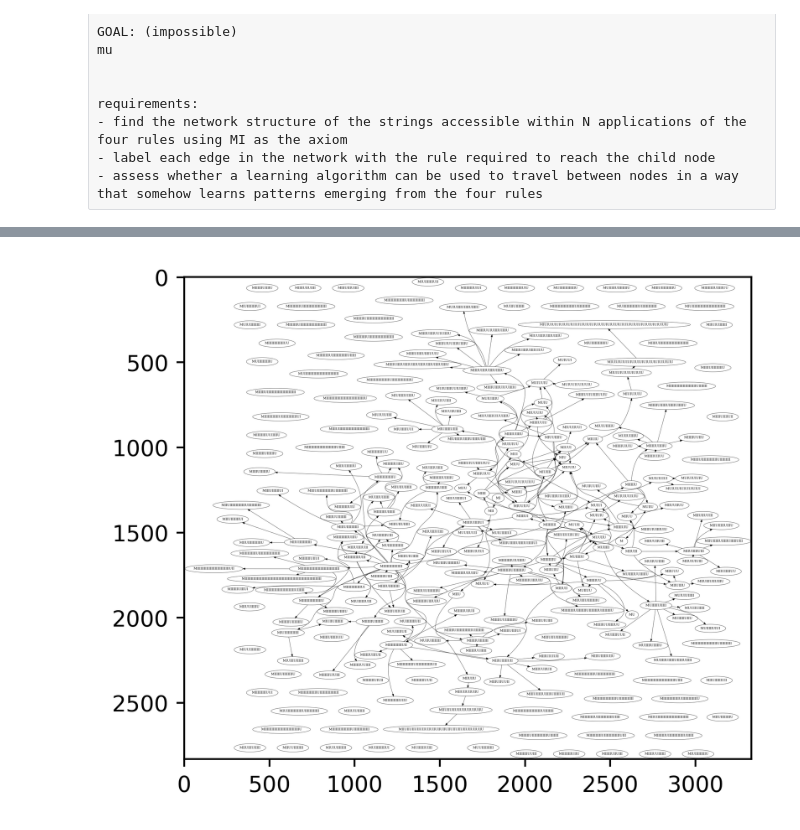
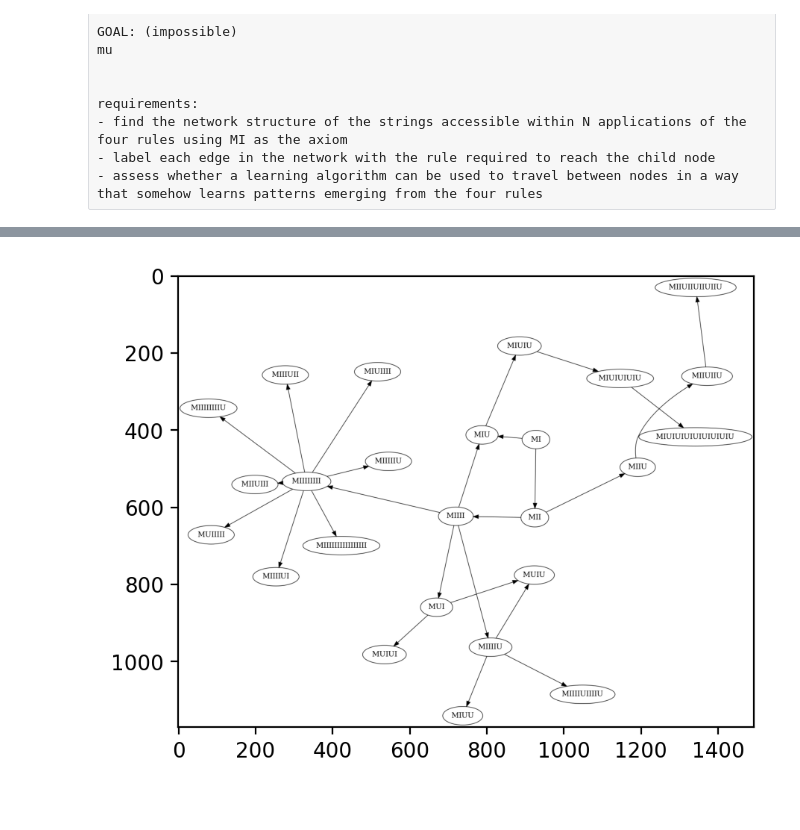
Before and after one commit to teerev/hofstadter-miu-puzzle, a Jupyter notebook: miu.ipynb, the cells around one changed output, grey strips where cells are left out. Cells and saved outputs as stored; diff of their text form; code cells hidden in the pictures.

```diff
--- a/miu.ipynb
+++ b/miu.ipynb
@@ -192,3 +184,0 @@ o
-# %%
-path = random_traversal2('MIIII', 10)
-path
@@ -217,9 +185,9 @@ xUUy ---> xy
 # %%
+# brute force sample of all nodes
 allnodes = []
 
 for i in range(100000):
-    path = random_traversal('MI', 6)
-    allnodes += path
+    strings = random_traversal('MI', 4)['strings']
+    allnodes += strings
 
 allnodes = set(allnodes)
-#allnodes
@@ -268,9 +199,16 @@ adj = pd.DataFrame(0, index=list(allnodes), columns=(allnodes))
 
 for i in range(10000):
 
-    path = random_traversal('MI', 6)
+    path = random_traversal('MI', 4)['strings']
 
     paths += path
 
     for first, second in zip(path, path[1:]):
         adj.loc[second, first] += 1
+
+print(adj)
+
+# convert all entries in adjacency matrix to 1 or 0
+
+for column in list(adj.columns):
+    adj.loc[adj[column] > 1, column] = 1
@@ -282,23 +253,23 @@ for column in list(adj.columns):
 # %%
 # plot the nodes visited in the random traversal above
 
-plt.rcParams['figure.dpi'] = 500
+plt.rcParams['figure.dpi'] = 200
 
 dag = pgv.AGraph(directed=True, overlap='false', splines='true')
 
 for node in adj.index:
     dag.add_node(node)
 
 for index in adj.index:
     for child in adj.columns:
         for parent in adj.index[adj[child] == True]:
             dag.add_edge(child, parent)
 
 dag.layout(prog='fdp')  #neato, dot, twopi, circo, fdp, nop, wc, acyclic, gvpr, gvcolor, ccomps, sccmap, tred, sfdp, unflatten.
 dag.draw('dag.png')
 
 img = mpimg.imread('dag.png')
 plt.imshow(img)
 plt.show()
 # %% [output]
-[figure, old version]
+[figure, new version]
```
Also changed, not shown: parts of 13 cells of this notebook.
